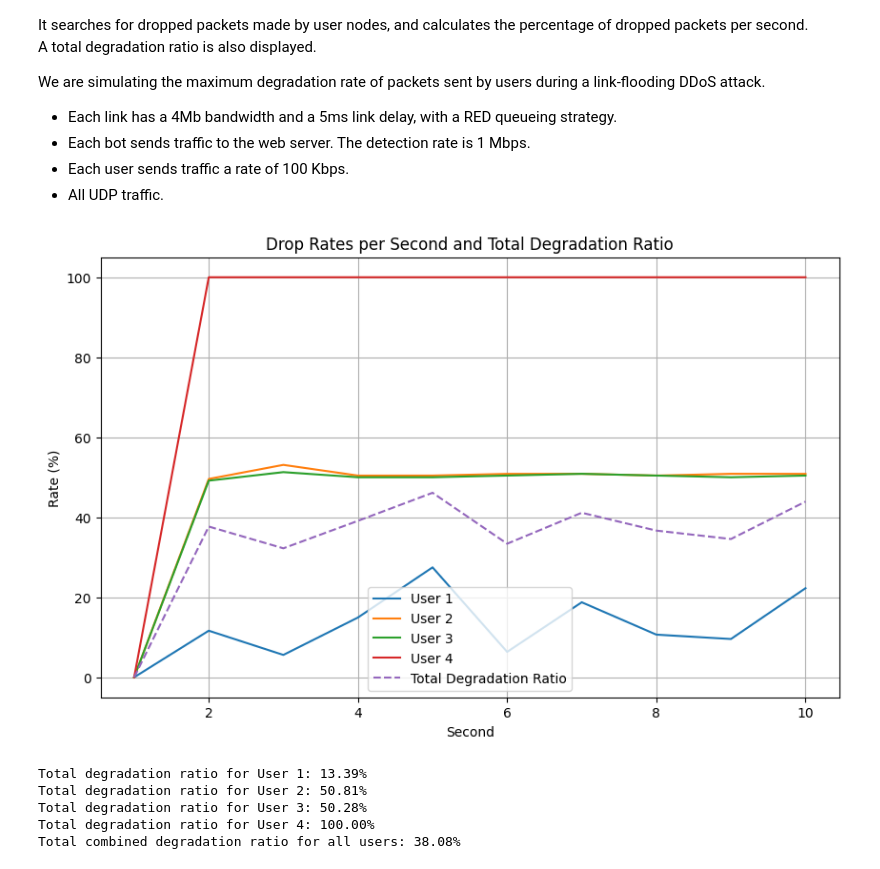
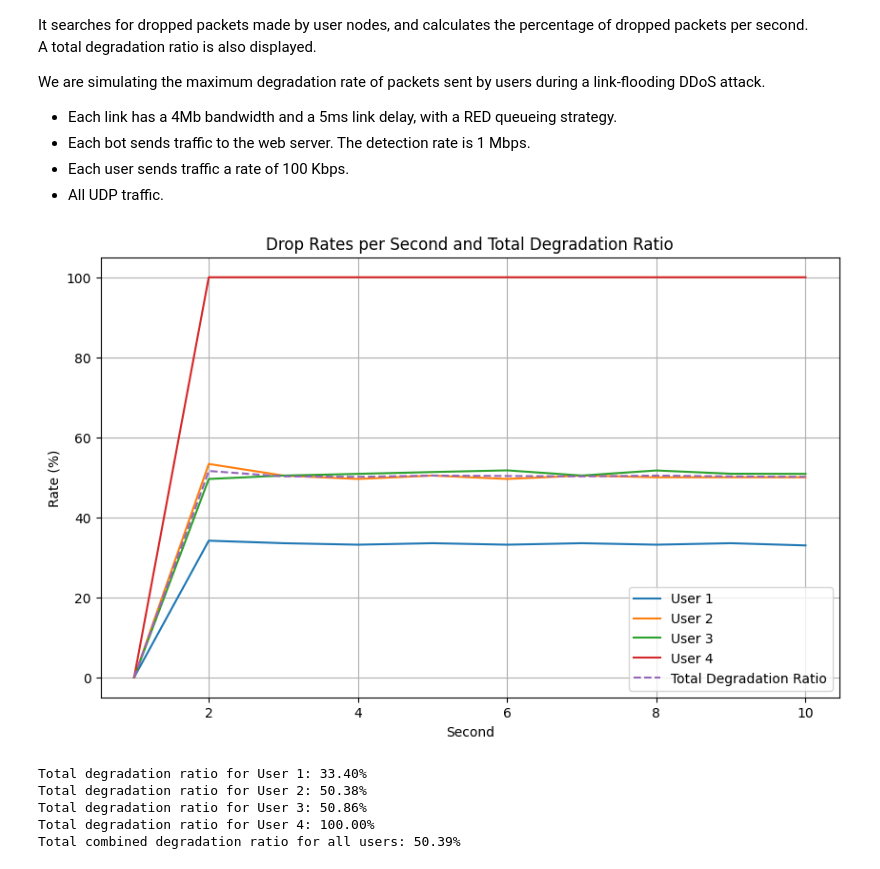
Before and after one commit to duclingg/NS2-Trace-Parser, a Jupyter notebook: parser.ipynb, the cells around one changed output. Cells and saved outputs as stored; diff of their text form; code cells hidden in the pictures.

```diff
--- a/parser.ipynb
+++ b/parser.ipynb
@@ -19,7 +19,7 @@ dropped_packets = {'0.0': {}, '1.0': {}, '2.0': {}, '3.0': {}}
 sent_packets = {'0.0': {}, '1.0': {}, '2.0': {}, '3.0': {}}
 
 # Open the trace file and process each line
-with open('out.tr', 'r') as file:
+with open('out (4).tr', 'r') as file:
     for line in file:
         # Extract elements from the line
         clean_trace = line.replace('------- ', '')
@@ -56,36 +56,36 @@ for node, rates in drop_rates.items():
 total_dropped = [sum(dropped_packets[node].get(second, 0) for node in dropped_packets.keys()) for second in range(1, max(max(dropped_packets[node], default=0), max(sent_packets[node], default=0)) + 1)]
 total_sent = [sum(sent_packets[node].get(second, 0) for node in sent_packets.keys()) for second in range(1, max(max(dropped_packets[node], default=0), max(sent_packets[node], default=0)) + 1)]
 total_degradation_ratio = [(total_dropped[i] / total_sent[i]) * 100 if total_sent[i] > 0 else 0 for i in range(len(total_dropped))]
 plt.plot(range(1, len(total_degradation_ratio) + 1), total_degradation_ratio, label='Total Degradation Ratio', linestyle='--')
 
 plt.xlabel('Second')
 plt.ylabel('Rate (%)')
 plt.title('Drop Rates per Second and Total Degradation Ratio')
 plt.legend()
 plt.grid(True)
 plt.show()
 
 # Print total degradation ratio percentages for each user
 for node in dropped_packets.keys():
     total_dropped = sum(dropped_packets[node].values())
     total_sent = sum(sent_packets[node].values())
     degradation_ratio = (total_dropped / total_sent) * 100 if total_sent > 0 else 0
     user_number = int(node.split('.')[0]) + 1
     print(f'Total degradation ratio for User {user_number}: {degradation_ratio:.2f}%')
 
 # Calculate total dropped and total sent packets for all users combined
 total_dropped_combined = sum(sum(dropped_packets[node].values()) for node in dropped_packets.keys())
 total_sent_combined = sum(sum(sent_packets[node].values()) for node in sent_packets.keys())
 
 # Calculate total combined degradation ratio
 total_degradation_ratio_combined = (total_dropped_combined / total_sent_combined) * 100 if total_sent_combined > 0 else 0
 
 # Print total combined degradation ratio
 print(f'Total combined degradation ratio for all users: {total_degradation_ratio_combined:.2f}%')
 # %% [output]
-[figure, old version]
+[figure, new version]
-Total degradation ratio for User 1: 13.39%
-Total degradation ratio for User 2: 50.81%
-Total degradation ratio for User 3: 50.28%
+Total degradation ratio for User 1: 33.40%
+Total degradation ratio for User 2: 50.38%
+Total degradation ratio for User 3: 50.86%
 Total degradation ratio for User 4: 100.00%
-Total combined degradation ratio for all users: 38.08%
+Total combined degradation ratio for all users: 50.39%
```
Also changed, not shown: parts of 1 cell of this notebook, 5 other files.
